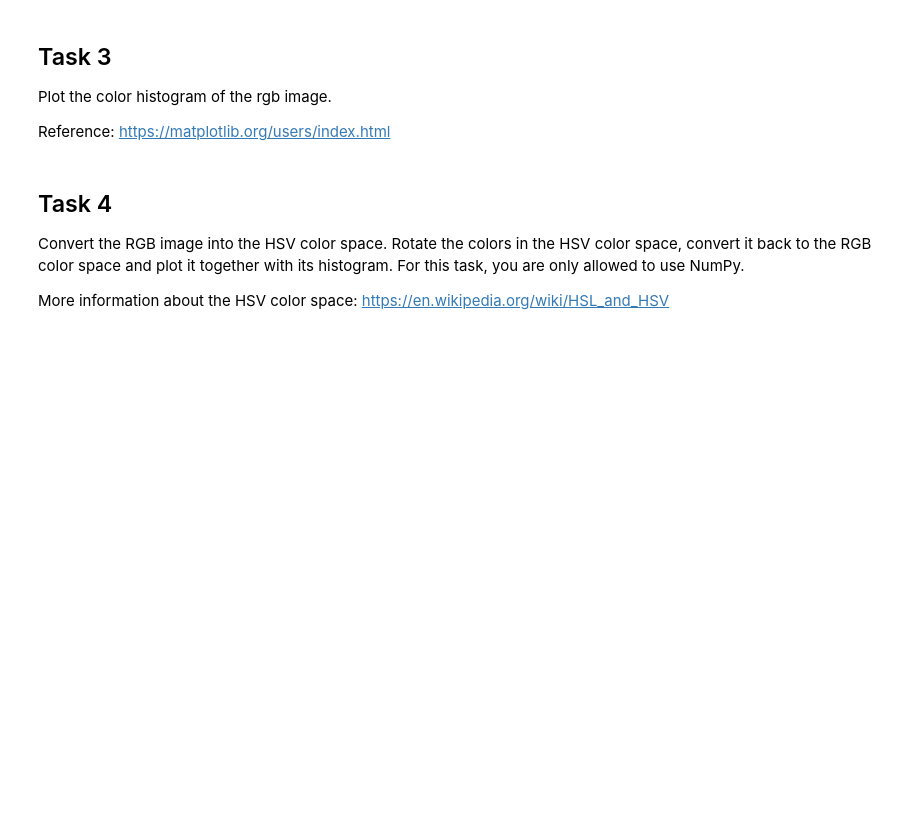
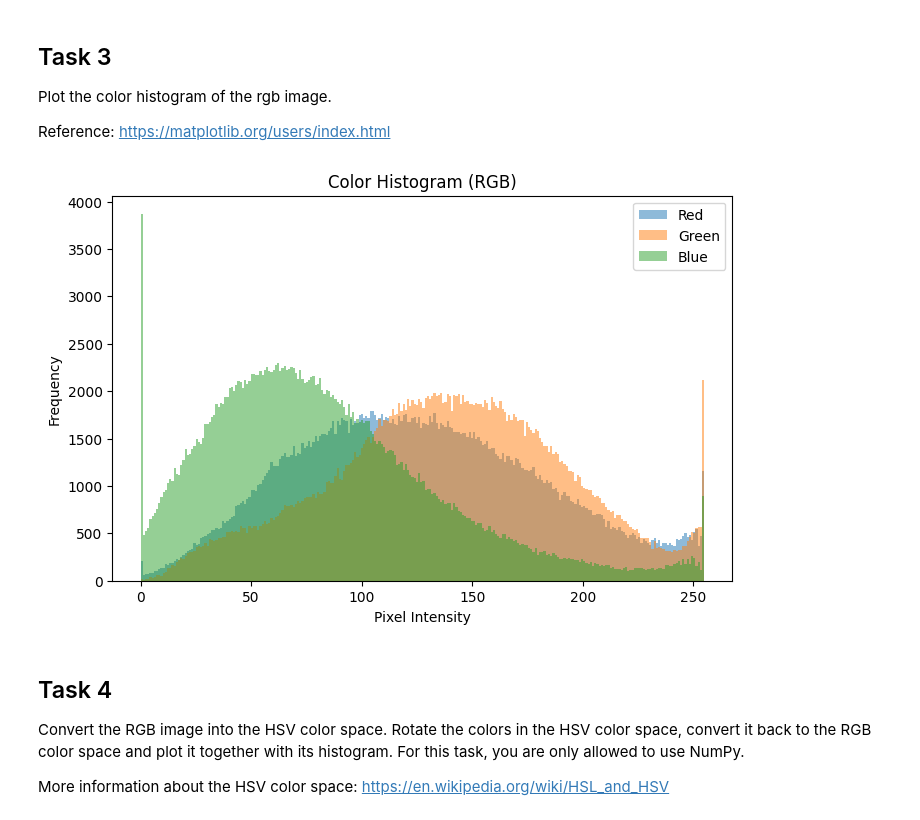
Before and after one commit to binyamolango/3dcv-students, a Jupyter notebook: 1.0-tl-scientific-python.ipynb, the cells around one changed output. Saved outputs shown, nothing was run; the diff lists cells and outputs as text; code cells hidden in the pictures; blank space fills up the shorter version.

```diff
--- a/1.0-tl-scientific-python.ipynb
+++ b/1.0-tl-scientific-python.ipynb
@@ -176,19 +176,35 @@ plt.show()
 Plot the color histogram of the rgb image.
 
 Reference: https://matplotlib.org/users/index.html
-# %%
-def plot_color_histogram(image):
-    '''
-    Plot the histogram of each color channel into a single plot.
-    Take a look at the scikit-image submodule skimage.exposure
-
-    image -- RGB image
-    '''
-    # TODO: implement this function
-
-    pass
-
-plot_color_histogram(image)
+# %%
+def plot_color_histogram(image):
+    """
+    Plot the histogram of each color channel (R, G, B) in an RGB image.
+
+    image -- RGB image (H x W x 3)
+    """
+    # Split channels
+    red = image[:, :, 0].ravel()
+    green = image[:, :, 1].ravel()
+    blue = image[:, :, 2].ravel()
+
+    # Create histogram
+    plt.figure(figsize=(8, 5))
+
+    plt.hist(red, bins=256, range=(0, 255), alpha=0.5, label='Red')
+    plt.hist(green, bins=256, range=(0, 255), alpha=0.5, label='Green')
+    plt.hist(blue, bins=256, range=(0, 255), alpha=0.5, label='Blue')
+
+    plt.title("Color Histogram (RGB)")
+    plt.xlabel("Pixel Intensity")
+    plt.ylabel("Frequency")
+    plt.legend()
+    plt.show()
+
+image = skimage.io.imread('./data/pepo.jpg')
+plot_color_histogram(image)
+# %% [output]
+[figure, added]
 # %% [markdown]
 ## Task 4
 
```
Also changed, not shown: parts of 1 cell of this notebook.
